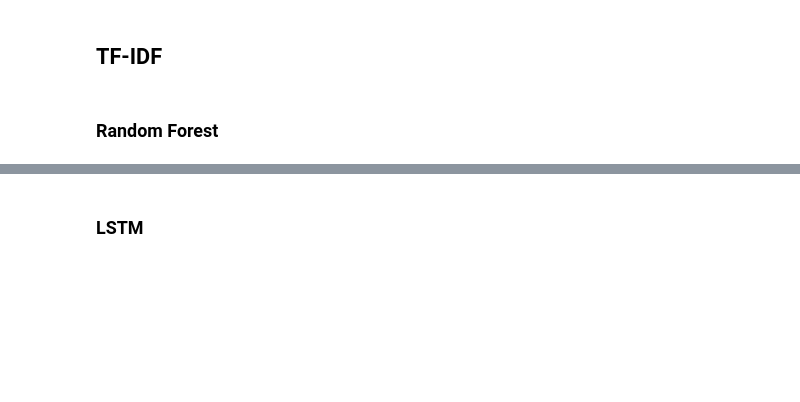
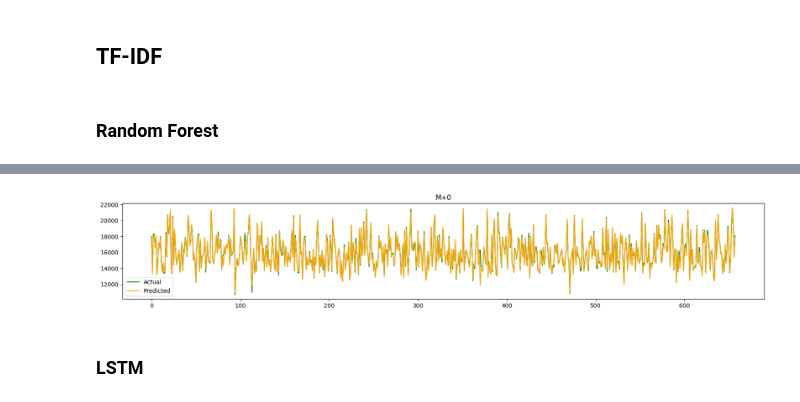
Before and after one commit to Leeyunjee/Research, a Jupyter notebook: UK_modeling.ipynb, the cells around one changed output, grey strips where cells are left out. Saved outputs shown, nothing was run; the diff lists cells and outputs as text; code cells hidden in the pictures; blank space fills up the shorter version.

```diff
--- a/UK_modeling.ipynb
+++ b/UK_modeling.ipynb
@@ -106,12 +198,14 @@ for feature, importance in zip(X_train.columns, feature_importances):
 # %%
 import matplotlib.pyplot as plt
 
 plt.figure(figsize=(20, 3))
 plt.plot(y_test, label='Actual', color='green')
 plt.plot(rf_predictions, label='Predicted', color='orange', linestyle='-')
-plt.title('M+1')
+plt.title('M+0')
 plt.legend()
 plt.show()
+# %% [output]
+[figure, added]
 # %% [markdown]
 ### **LSTM**
 # %%
```
Also changed, not shown: parts of 23 cells of this notebook.
